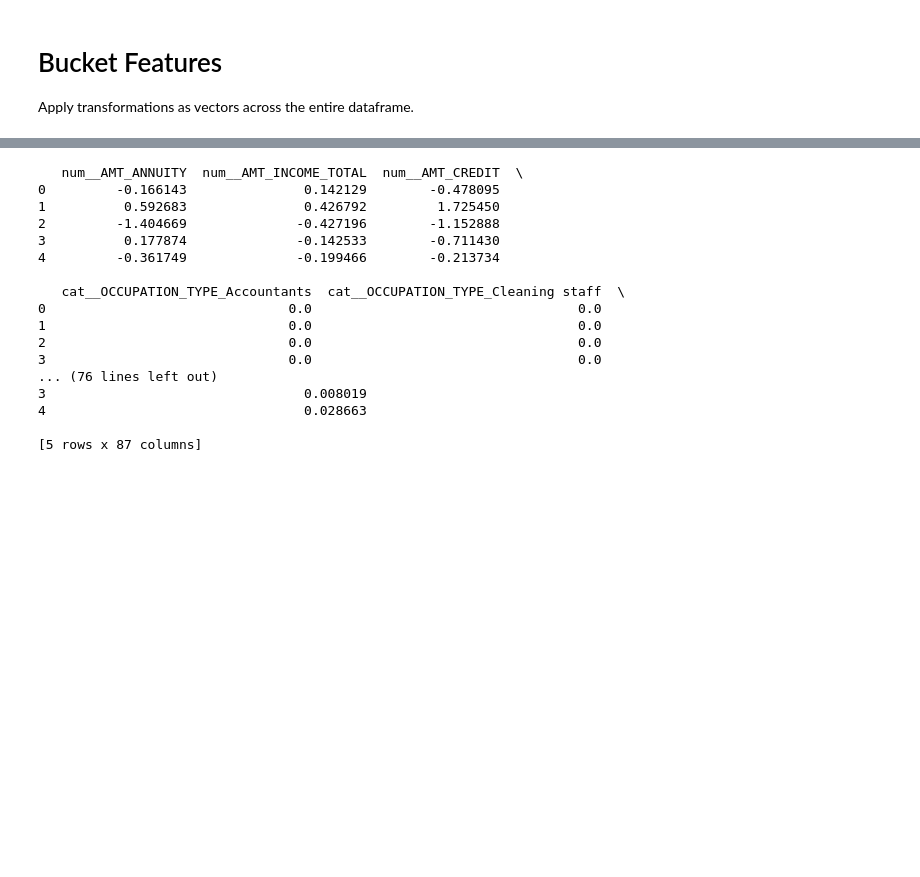
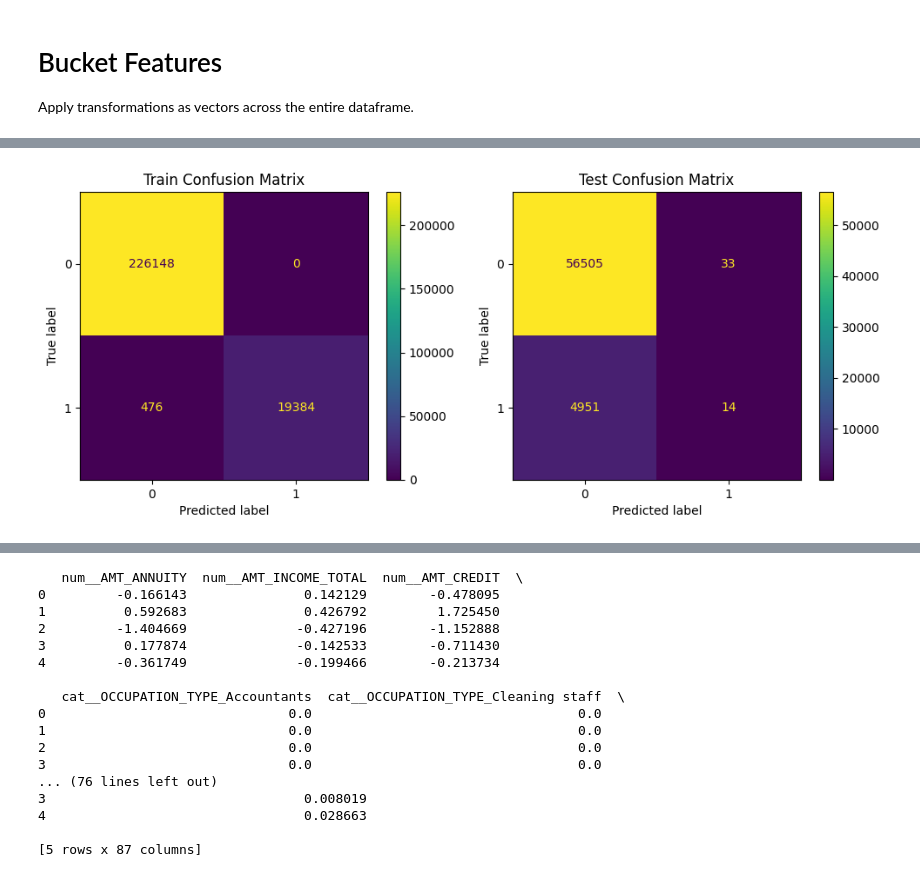
Before and after one commit to caseywhorton/homecredit, a Jupyter notebook: notebooks/preprocessing.ipynb, the cells around one changed output, grey strips where cells are left out. Saved outputs shown, nothing was run; the diff lists cells and outputs as text; code cells hidden in the pictures; blank space fills up the shorter version.

```diff
--- a/notebooks/preprocessing.ipynb
+++ b/notebooks/preprocessing.ipynb
@@ -122,6 +122,9 @@ passthrough_features = ['EXT_SOURCE_2','REGION_POPULATION_RELATIVE']
 
 Apply transformations as vectors across the entire dataframe.
 # %%
+#OCCUPATION_TYPE
+df['OCCUPATION_TYPE'] = df.OCCUPATION_TYPE.fillna("Unknown")
+
 # CNT_FAM_MEMBERS_BKT
 df['CNT_FAM_MEMBERS_BKT'] = pd.cut(
     df['CNT_FAM_MEMBERS'],
@@ -259,0 +212,82 @@ print(X_transformed)
+# %%
+import pandas as pd
+from sklearn.model_selection import train_test_split
+from sklearn.linear_model import LogisticRegression
+from sklearn.metrics import accuracy_score, precision_score, recall_score, f1_score
+from sklearn.pipeline import Pipeline
+from sklearn.compose import ColumnTransformer
+from sklearn.preprocessing import StandardScaler, OneHotEncoder
+from sklearn.impute import SimpleImputer
+from sklearn.ensemble import RandomForestClassifier
+
+#df = df.dropna().reset_index(drop=True)
+
+# Split features and target
+X = df.drop(columns=['TARGET'])
+y = df['TARGET']
+
+# Train-test split
+X_train, X_test, y_train, y_test = train_test_split(
+    X, y, test_size=0.2, random_state=99, stratify=y
+)
+
+# Define transformers
+numeric_transformer = Pipeline(steps=[
+    ('imputer', SimpleImputer(strategy='median')),
+    ('scaler', StandardScaler())
+])
+
+categorical_transformer = Pipeline(steps=[
+    ('encoder', OneHotEncoder(handle_unknown='ignore', sparse_output=False))
+])
+
+# Combine preprocessing
+preprocessor = ColumnTransformer(
+    transformers=[
+        ('num', numeric_transformer, numeric_features),
+        ('cat', categorical_transformer, categorical_features),
+        ('passthrough', 'passthrough', passthrough_features)
+    ]
+)
+
+rf = RandomForestClassifier(n_estimators = 40,max_depth = 40)
+
+# Full modeling pipeline
+model = Pipeline(steps=[
+    ('preprocessor', preprocessor),
+    ('classifier',rf)
+])
+
+# Fit the model
+model.fit(X_train, y_train)
+
+# Predictions
+y_train_pred = model.predict(X_train)
+y_test_pred = model.predict(X_test)
+
+# Confusion matrices
+fig, ax = plt.subplots(1, 2, figsize=(10, 4))
+
+ConfusionMatrixDisplay(confusion_matrix(y_train, y_train_pred),
+                       display_labels=model.classes_).plot(ax=ax[0])
+ax[0].set_title("Train Confusion Matrix")
+
+ConfusionMatrixDisplay(confusion_matrix(y_test, y_test_pred),
+                       display_labels=model.classes_).plot(ax=ax[1])
+ax[1].set_title("Test Confusion Matrix")
+
+plt.tight_layout()
+plt.show()
+
+# Evaluate
+def evaluate(y_true, y_pred, dataset_name):
+    print(f"\n📊 {dataset_name} Metrics:")
+    print(f"Accuracy : {accuracy_score(y_true, y_pred):.3f}")
+    print(f"Precision: {precision_score(y_true, y_pred):.3f}")
+    print(f"Recall   : {recall_score(y_true, y_pred):.3f}")
+    print(f"F1 Score : {f1_score(y_true, y_pred):.3f}")
+
+evaluate(y_train, y_train_pred, "Train")
+evaluate(y_test, y_test_pred, "Test")
+# %% [output]
+[figure, added]
```
Also changed, not shown: parts of 4 cells of this notebook.
